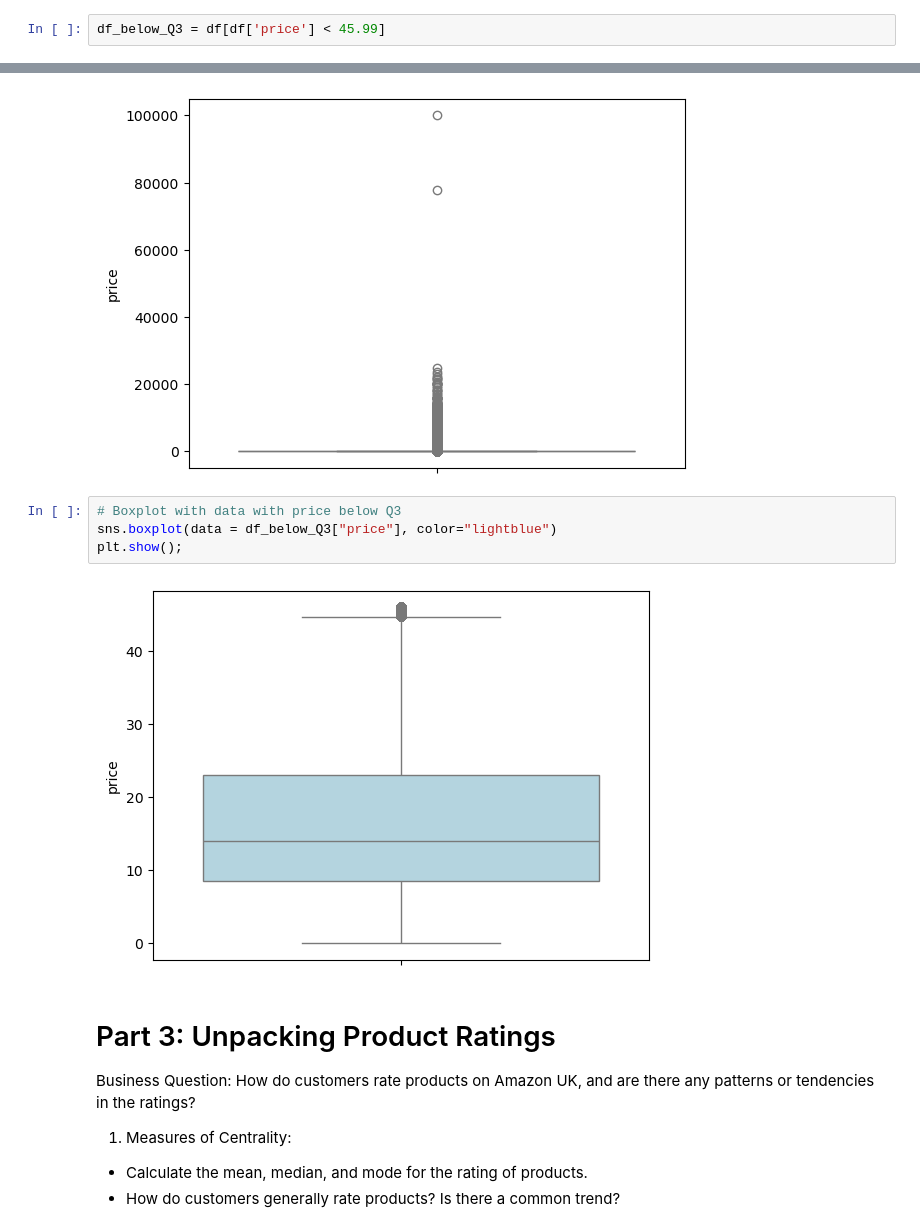
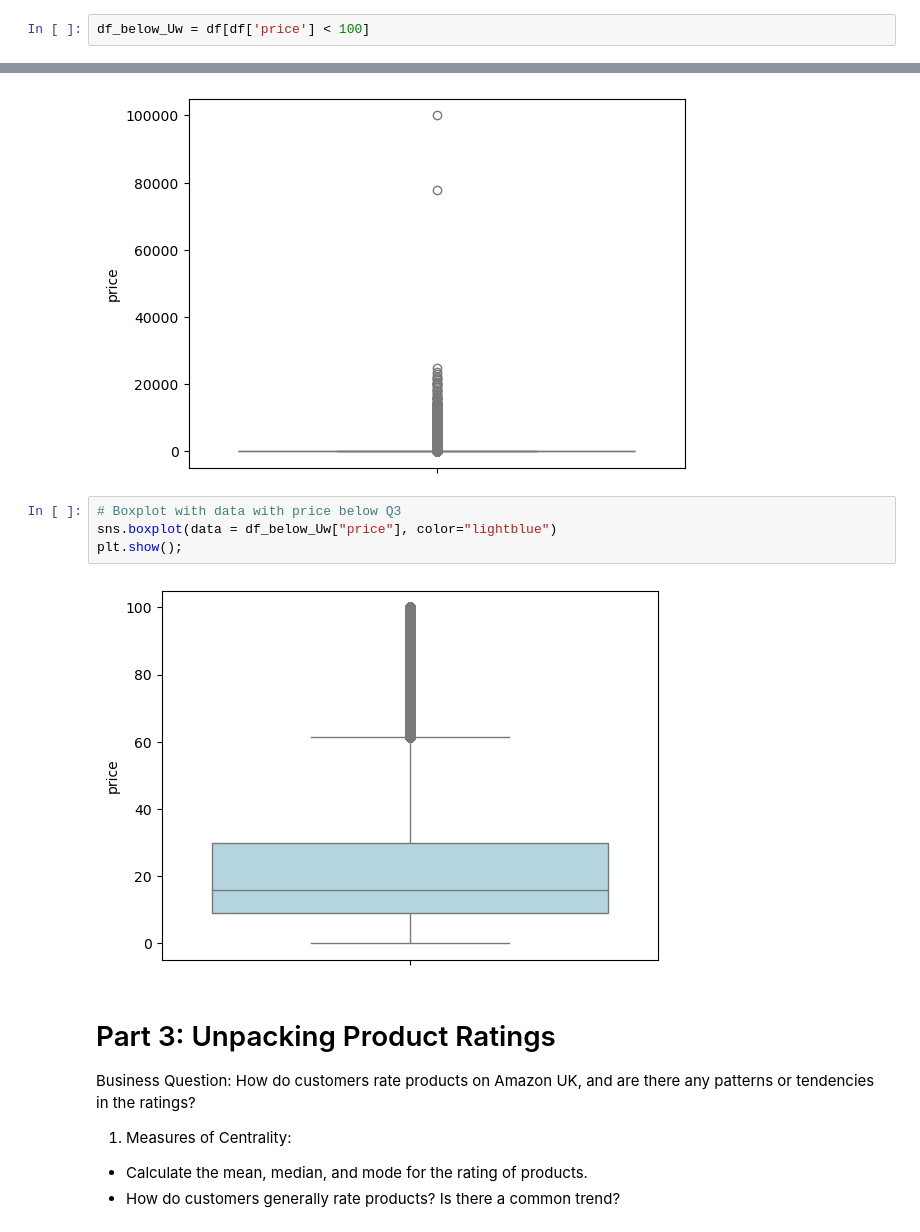
Before and after one commit to TebasMartinez/lab-eda-univariate, a Jupyter notebook: lab-eda-univariate.ipynb, the cells around one changed output, grey strips where cells are left out. Saved outputs shown, nothing was run; the diff lists cells and outputs as text.

```diff
--- a/lab-eda-univariate.ipynb
+++ b/lab-eda-univariate.ipynb
@@ -174,3 +186,3 @@ With a very large amount on data, most products in the lower price range, and so
 # %%
-df_below_Q3 = df[df['price'] < 45.99]
+df_below_Uw = df[df['price'] < 100]
 # %%
@@ -186,10 +198,10 @@ plt.show();
 [figure]
 # %%
 # Boxplot with data with price below Q3
-sns.boxplot(data = df_below_Q3["price"], color="lightblue")
+sns.boxplot(data = df_below_Uw["price"], color="lightblue")
 plt.show();
 # %% [output]
-[figure, old version]
+[figure, new version]
 # %% [markdown]
 # Part 3: Unpacking Product Ratings
 Business Question: How do customers rate products on Amazon UK, and are there any patterns or tendencies in the ratings?
```
Also changed, not shown: parts of 18 cells of this notebook.
